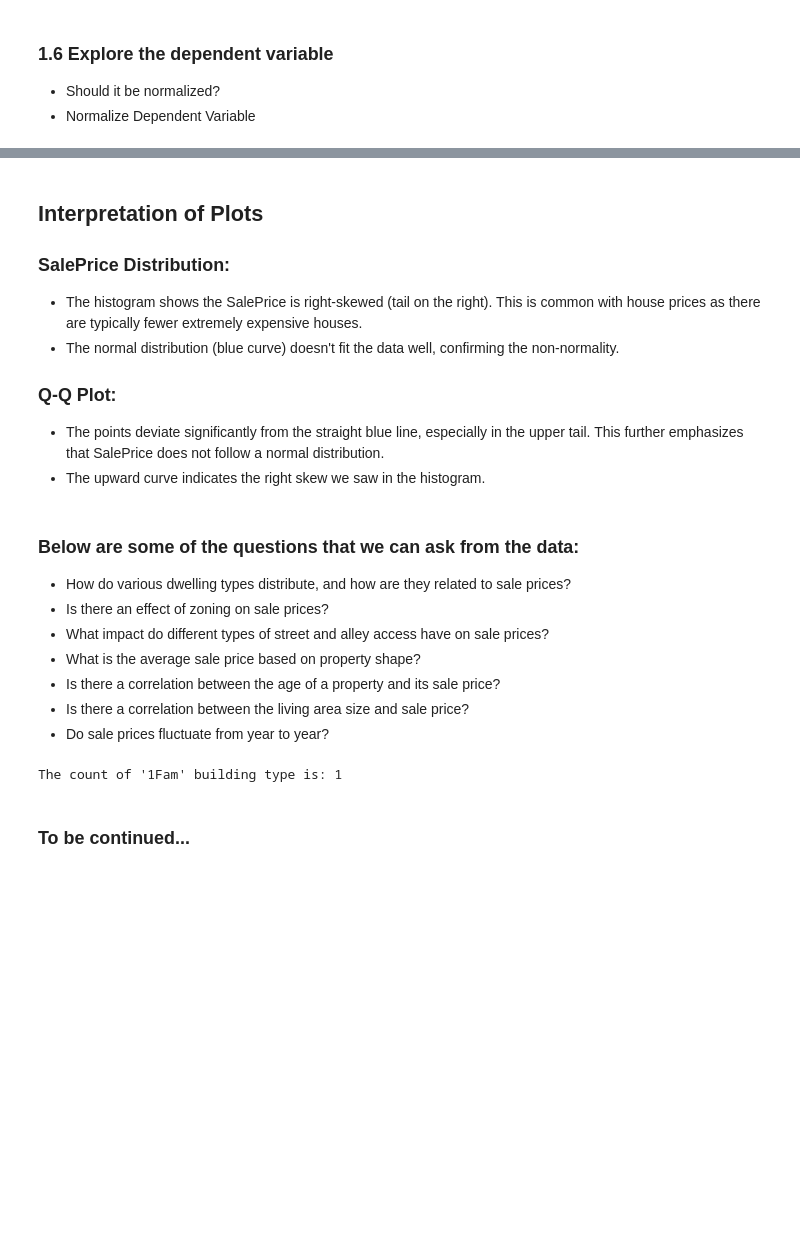
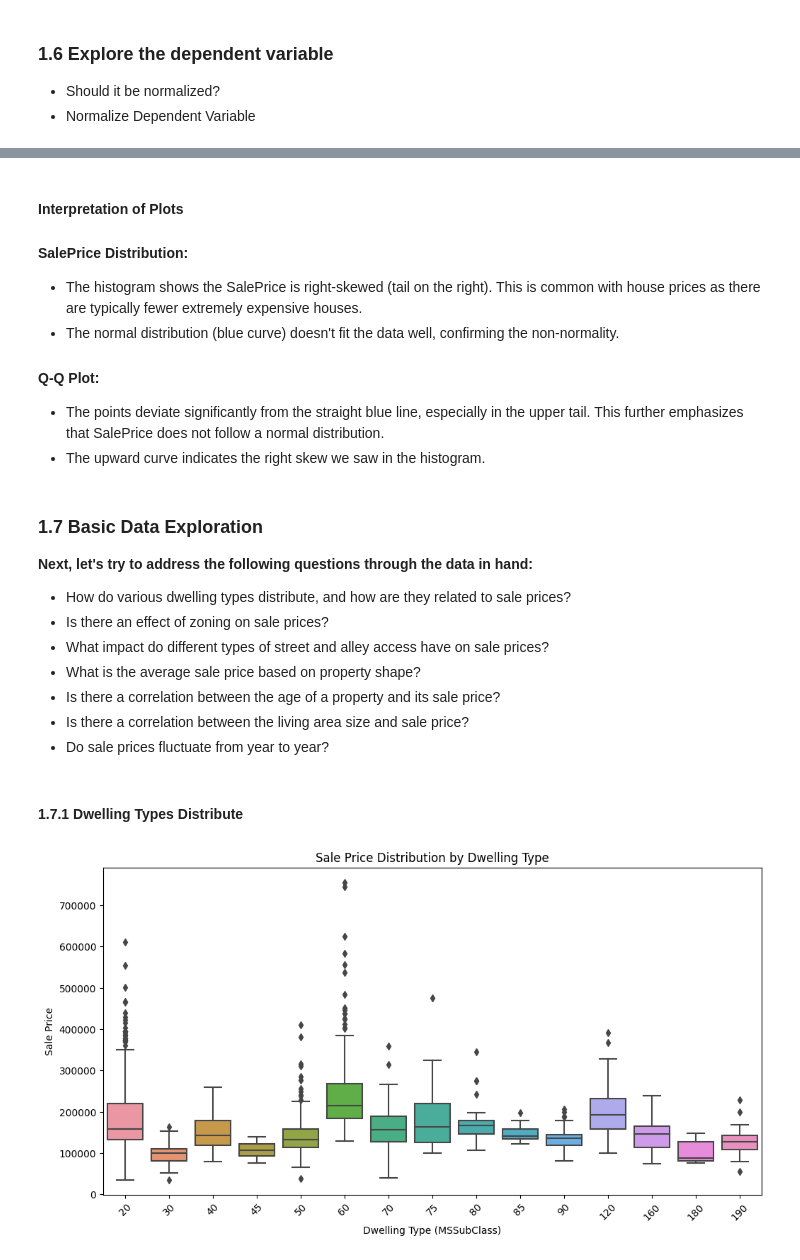
Before and after one commit to rishav21r/House-Prices---Advanced-Regression-Techniques, a Jupyter notebook: house_prices_advanced_regression.ipynb, the cells around one changed output, grey strips where cells are left out. Saved outputs shown, nothing was run; the diff lists cells and outputs as text; code cells hidden in the pictures; blank space fills up the shorter version.

```diff
--- a/house_prices_advanced_regression.ipynb
+++ b/house_prices_advanced_regression.ipynb
@@ -378,19 +389,20 @@ qq_fig.show()
 [interactive output not drawn]
 [interactive output not drawn]
 # %% [markdown]
-## Interpretation of Plots
+#### Interpretation of Plots
 
-### SalePrice Distribution:
+#### SalePrice Distribution:
 
 - The histogram shows the SalePrice is right-skewed (tail on the right). This is common with house prices as there are typically fewer extremely expensive houses.
 - The normal distribution (blue curve) doesn't fit the data well, confirming the non-normality.
 
-### Q-Q Plot:
+#### Q-Q Plot:
 
 - The points deviate significantly from the straight blue line, especially in the upper tail. This further emphasizes that SalePrice does not follow a normal distribution.
 - The upward curve indicates the right skew we saw in the histogram.
 # %% [markdown]
-### Below are some of the questions that we can ask from the data:
+### 1.7 Basic Data Exploration
+**Next, let's try to address the following questions through the data in hand:**
 
 - How do various dwelling types distribute, and how are they related to sale prices?
 - Is there an effect of zoning on sale prices?
@@ -399,13 +411,26 @@ qq_fig.show()
 - Is there a correlation between the age of a property and its sale price?
 - Is there a correlation between the living area size and sale price?
 - Do sale prices fluctuate from year to year?
-# %%
-# Count the occurrences of '1Fam' in the BldgType column
-count_1Fam = train_df['BldgType'].value_counts().get('1Fam', 0)
-
-# Print the count
-print(f"The count of '1Fam' building type is: {count_1Fam}")
-# %% [output]
-The count of '1Fam' building type is: 1
-# %% [markdown]
-### To be continued...
+# %% [markdown]
+#### 1.7.1 Dwelling Types Distribute
+# %%
+# Distribution of dwelling types and their relation to sale prices
+dwelling_price = train_df.groupby('MSSubClass')['SalePrice'].mean().reset_index()
+dwelling_distribution = train_df['MSSubClass'].value_counts().reset_index()
+
+# Alternative to ace_tools.display_dataframe_to_user
+#print("Dwelling Price DataFrame:")
+#display(dwelling_price)
+
+#print("Dwelling Distribution DataFrame:")
+#display(dwelling_distribution)
+
+plt.figure(figsize=(12, 6))
+sns.boxplot(x='MSSubClass', y='SalePrice', data=train_df)
+plt.title('Sale Price Distribution by Dwelling Type')
+plt.xlabel('Dwelling Type (MSSubClass)')
+plt.ylabel('Sale Price')
+plt.xticks(rotation=45)
+plt.show()
+# %% [output]
+[figure, added]
```
Also changed, not shown: parts of 10 cells of this notebook.
